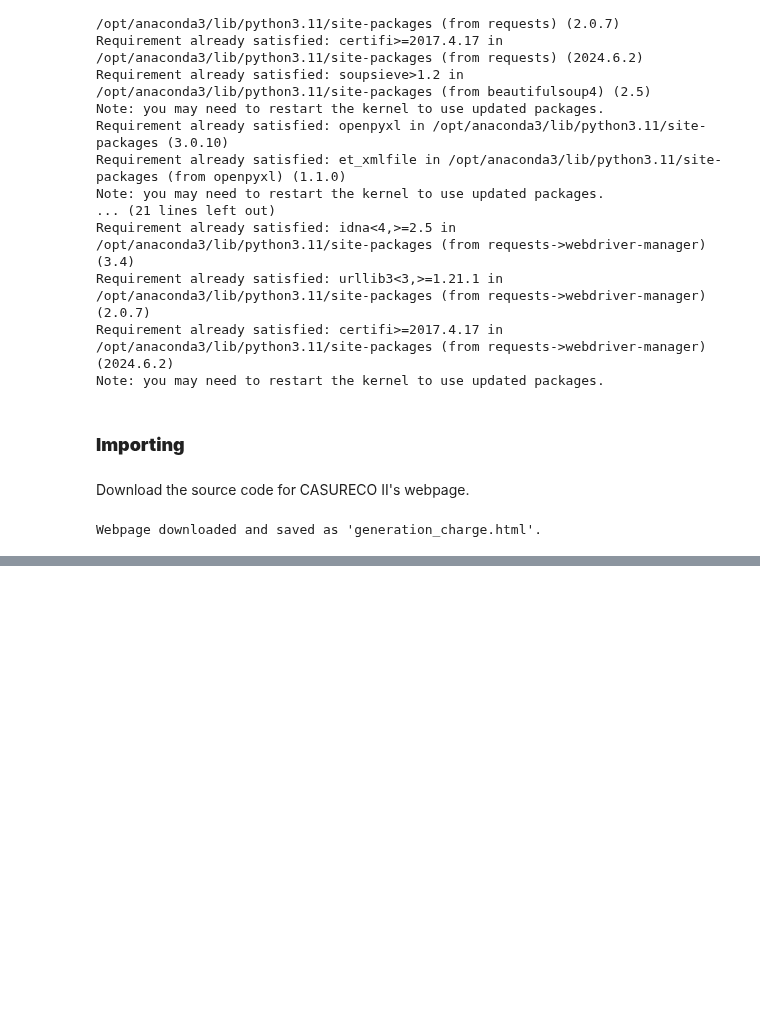
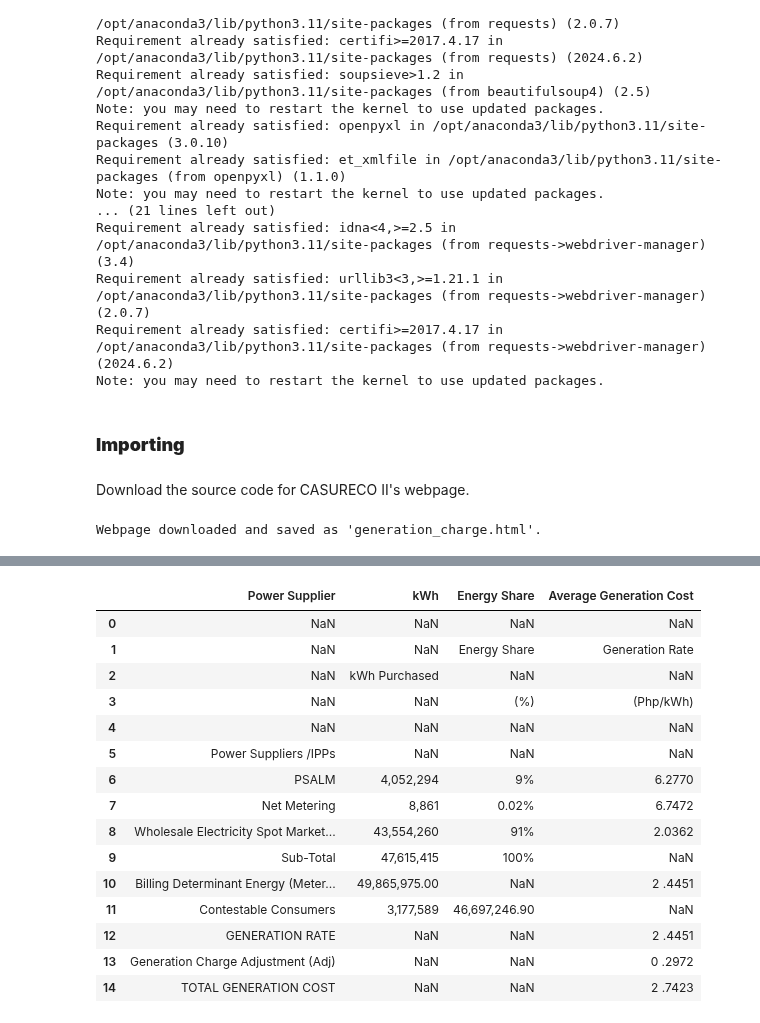
Before and after one commit to andreasenson/Scrape-DU-Generation-Charge, a Jupyter notebook: CASURECO II/scrape_CASURECO_II.ipynb, the cells around one changed output, grey strips where cells are left out. Cells and saved outputs as stored; diff of their text form; code cells hidden in the pictures; blank space fills up the shorter version.

```diff
--- a/CASURECO II/scrape_CASURECO_II.ipynb
+++ b/CASURECO II/scrape_CASURECO_II.ipynb
@@ -167,0 +201,81 @@ Downloaded: pdf_downloads/January_2023_Generation_Charge.pdf
+# %%
+# Define the keywords to search for in row values
+keywords = ['Suppliers', ',', '.', '%']
+
+# Initialize a list to store the columns to keep
+columns_to_keep = []
+
+# First column to keep: Find the column containing the word 'Suppliers'
+suppliers_col = df.columns[df.apply(lambda col: col.astype(str).str.contains('Suppliers', case=False, na=False)).any()]
+if not suppliers_col.empty:
+    suppliers_col_name = suppliers_col[0]
+    columns_to_keep.append(suppliers_col_name)
+
+    # Second column to keep: Find the first column with a comma, excluding the 'Suppliers' column
+    comma_col = df.columns[
+        df.apply(lambda col: col.astype(str).str.contains(',', case=False, na=False)).any()
+    ]
+    if not comma_col.empty:
+        comma_col_name = comma_col[0]
+
+        if comma_col_name != suppliers_col_name:
+            columns_to_keep.append(comma_col_name)
+        else:
+            comma_col_name = comma_col[1]
+            columns_to_keep.append(comma_col_name)
+
+        # Third column to keep: Find the column with a percentage symbol, excluding the previous columns
+        percent_cols = df.columns[
+            df.apply(lambda col: col.astype(str).str.contains('%', case=False, na=False)).any()
+        ]
+
+        if not percent_cols.empty:
+            percent_col_name = percent_cols[0]
+            if percent_col_name not in columns_to_keep:
+                columns_to_keep.append(percent_col_name)
+
+        # Fourth column to keep: Find the last column with a period, excluding the previous columns
+        period_cols = df.columns[
+            df.apply(lambda col: col.astype(str).str.contains('.', case=False, na=False)).any()
+        ]
+
+        if not period_cols.empty:
+            period_cols = [col for col in period_cols if col not in columns_to_keep]
+            if period_cols:
+                last_period_col = period_cols[-1]
+                if last_period_col not in columns_to_keep:
+                    columns_to_keep.append(last_period_col)
+
+# Drop duplicates to ensure unique columns
+columns_to_keep = list(dict.fromkeys(columns_to_keep))
+
+# Slice the DataFrame to keep only the relevant columns
+df_sliced_columns = df[columns_to_keep]
+
+# Reorder columns to ensure 'Energy Share' is the third column
+if 'Energy Share' in df_sliced_columns.columns:
+    columns_order = [col for col in columns_to_keep if col != 'Energy Share'] + ['Energy Share']
+    df_sliced_columns = df_sliced_columns[columns_order]
+
+# Rename columns for consistency if the length matches
+if len(df_sliced_columns.columns) == 4:
+    df_sliced_columns.columns = ["Power Supplier", "kWh", "Energy Share", "Average Generation Cost"]
+
+df_sliced_columns
+# %% [output]
+|  | Power Supplier | kWh | Energy Share | Average Generation Cost |
+| 0 | NaN | NaN | NaN | NaN |
+| 1 | NaN | NaN | Energy Share | Generation Rate |
+| 2 | NaN | kWh Purchased | NaN | NaN |
+| 3 | NaN | NaN | (%) | (Php/kWh) |
+| 4 | NaN | NaN | NaN | NaN |
+| 5 | Power Suppliers /IPPs | NaN | NaN | NaN |
+| 6 | PSALM | 4,052,294 | 9% | 6.2770 |
+| 7 | Net Metering | 8,861 | 0.02% | 6.7472 |
+| 8 | Wholesale Electricity Spot Market... | 43,554,260 | 91% | 2.0362 |
+| 9 | Sub-Total | 47,615,415 | 100% | NaN |
+| 10 | Billing Determinant Energy (Meter... | 49,865,975.00 | NaN | 2 .4451 |
+| 11 | Contestable Consumers | 3,177,589 | 46,697,246.90 | NaN |
+| 12 | GENERATION RATE | NaN | NaN | 2 .4451 |
+| 13 | Generation Charge Adjustment (Adj) | NaN | NaN | 0 .2972 |
+| 14 | TOTAL GENERATION COST | NaN | NaN | 2 .7423 |
```
Also changed, not shown: parts of 6 cells of this notebook, 2 other files.
